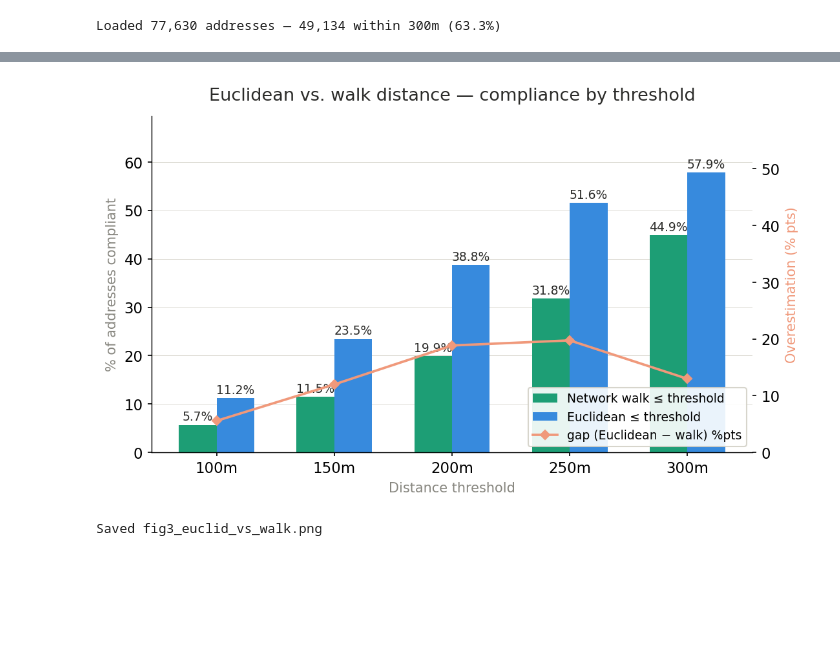
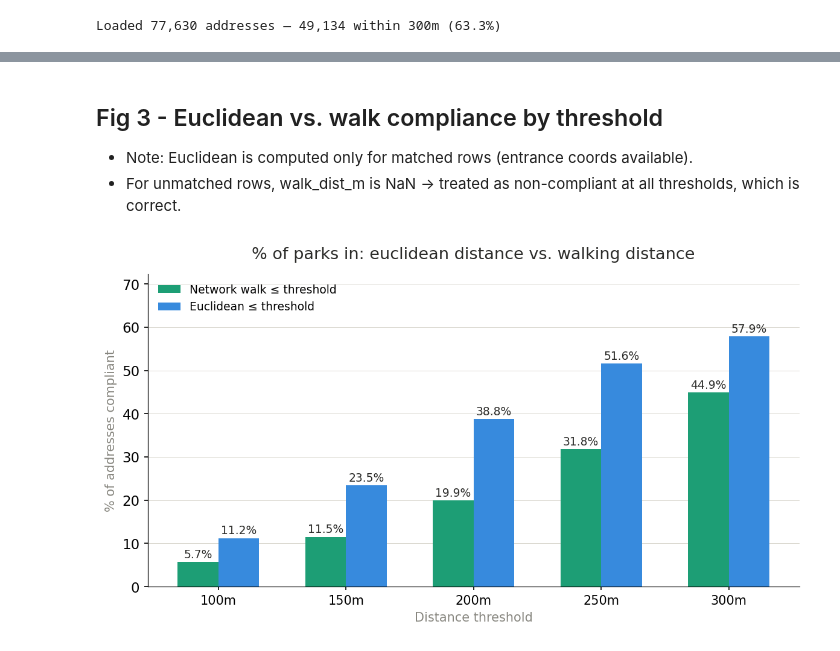
Before and after one commit to dclfbk/3-30-300-index, a Jupyter notebook: code/300m_vizual.ipynb, the cells around one changed output, grey strips where cells are left out. Drawn from its saved outputs; the diff is of its cells as text; code cells hidden in the pictures; blank space fills up the shorter version.

```diff
--- a/code/300m_vizual.ipynb
+++ b/code/300m_vizual.ipynb
@@ -220,57 +221,37 @@ Saved fig2_park_size_filter.png
+# %% [markdown]
+## Fig 3 - Euclidean vs. walk compliance by threshold
+- Note: Euclidean is computed only for matched rows (entrance coords available).
+- For unmatched rows, walk_dist_m is NaN → treated as non-compliant at all thresholds, which is correct.
 # %%
-# ── Fig 3 · Euclidean vs. walk compliance by threshold ───────────────────────
-# Note: Euclidean is computed only for matched rows (entrance coords available).
-# For unmatched rows, walk_dist_m is NaN → treated as non-compliant at all
-# thresholds, which is correct.
-
-dist_thresholds = [100, 150, 200, 250, 300]
-
-walk_pct_real   = [(df["walk_dist_m"]          <= t).sum() / TOTAL * 100
-                   for t in dist_thresholds]
-euclid_pct_real = [(matched["euclid_dist_m"]   <= t).sum() / TOTAL * 100
-                   for t in dist_thresholds]
-false_pos       = [e - w for e, w in zip(euclid_pct_real, walk_pct_real)]
-
-x = np.arange(len(dist_thresholds))
-w = 0.32
-
 fig, ax = plt.subplots(figsize=(8, 4.5))
 
-b1 = ax.bar(x - w/2, walk_pct_real,   width=w, color=TEAL, label="Network walk ≤ threshold",
-            zorder=2, linewidth=0)
-b2 = ax.bar(x + w/2, euclid_pct_real, width=w, color=BLUE, label="Euclidean ≤ threshold",
-            zorder=2, linewidth=0)
+# Grouped bars, no secondary axis
+b1 = ax.bar(x - w/2, walk_pct_real,   width=w, color=TEAL, label="Network walk ≤ threshold",  zorder=2, linewidth=0)
+b2 = ax.bar(x + w/2, euclid_pct_real, width=w, color=BLUE, label="Euclidean ≤ threshold", zorder=2, linewidth=0)
 
+# Value labels above bars
 for bars in (b1, b2):
     for bar in bars:
         ax.text(bar.get_x() + bar.get_width() / 2, bar.get_height() + 0.4,
-                f"{bar.get_height():.1f}%", ha="center", va="bottom", fontsize=9, color=TEXT)
+            f"{bar.get_height():.1f}%", ha="center", va="bottom", fontsize=9, color=TEXT)
+
+
 
 ax.set_xticks(x)
-ax.set_xticklabels([f"{t}m" for t in dist_thresholds])
+ax.set_xticklabels([f"{t}m" for t in dist_thresholds], fontsize=10)
 ax.set_ylabel("% of addresses compliant", fontsize=10, color=SGRAY)
 ax.set_xlabel("Distance threshold", fontsize=10, color=SGRAY)
-ax.set_title("Euclidean vs. walk distance — compliance by threshold", fontsize=13,
-             fontweight="500", pad=12, color=TEXT)
-ax.set_ylim(0, max(euclid_pct_real) * 1.2)
+ax.set_title("% of parks in: euclidean distance vs. walking distance",
+    fontsize=13, fontweight="500", pad=12, color=TEXT)
+ax.set_ylim(0, max(euclid_pct_real) * 1.25)
 ax.grid(axis="y", linewidth=0.4, color=LGRAY, zorder=0)
 
-ax2 = ax.twinx()
-ax2.plot(x, false_pos, color=CORAL, linewidth=1.8, marker="D",
-         markersize=5, label="gap (Euclidean − walk) %pts")
-ax2.set_ylabel("Overestimation (% pts)", fontsize=10, color=CORAL)
-ax2.set_ylim(0, max(false_pos) * 3)
+# clean single legend
+ax.legend(handles=[b1, b2], fontsize=9, frameon=False,
+    loc="upper left")
 
-h1, l1 = ax.get_legend_handles_labels()
-h2, l2 = ax2.get_legend_handles_labels()
-ax.legend(h1 + h2, l1 + l2, loc="lower right", fontsize=9,
-          frameon=True, framealpha=0.9, edgecolor=LGRAY)
-
+plt.tight_layout()
+plt.savefig("fig3_euclid_vs_walk.png", bbox_inches="tight", dpi=150)
 plt.show()
-plt.tight_layout()
-plt.savefig("fig3_euclid_vs_walk.png")
-plt.close()
-print("Saved fig3_euclid_vs_walk.png")
 # %% [output]
-[figure, old version]
+[figure, new version]
-Saved fig3_euclid_vs_walk.png
```
Also changed, not shown: parts of 8 cells of this notebook, 5 other files.
